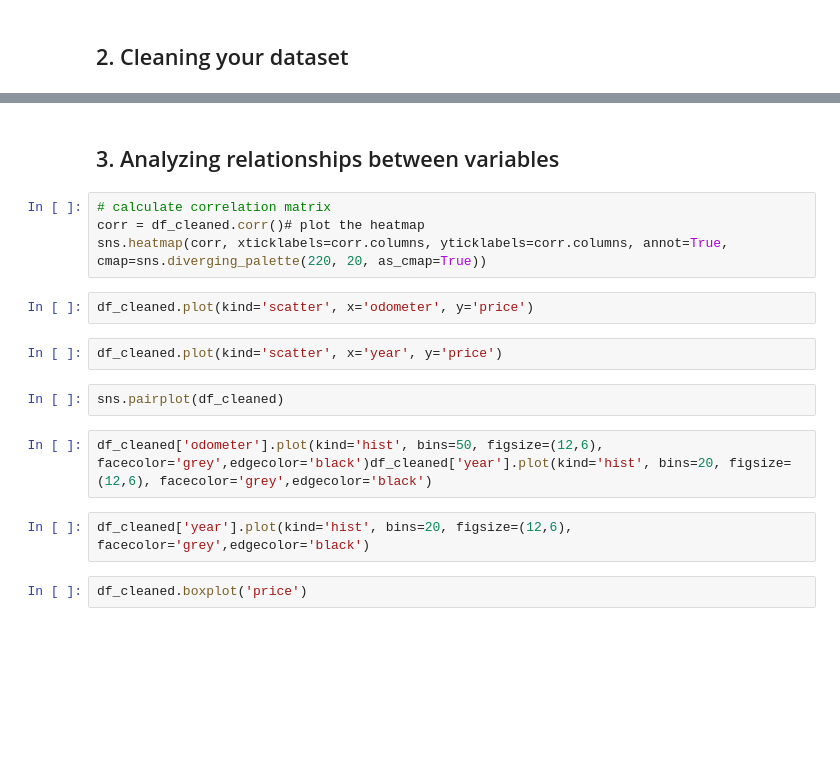
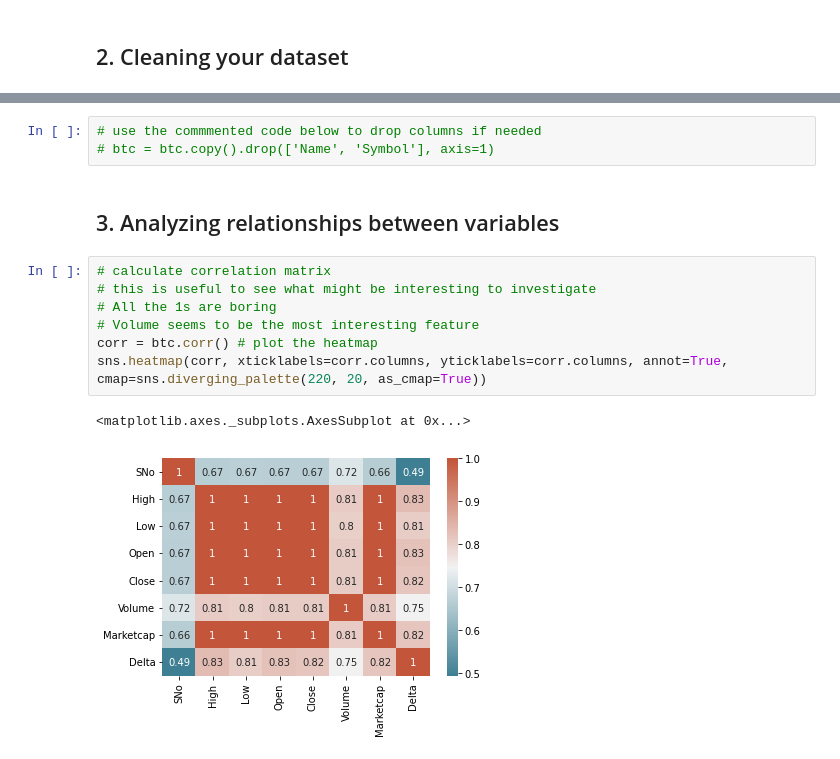
Before and after one commit to jordantcarlisle/eda-example, a Jupyter notebook: Example_of_Exploratory_Data_Analysis.ipynb, the cells around one changed output, grey strips where cells are left out. Saved outputs shown, nothing was run; the diff lists cells and outputs as text; blank space fills up the shorter version.

```diff
--- a/Example_of_Exploratory_Data_Analysis.ipynb
+++ b/Example_of_Exploratory_Data_Analysis.ipynb
@@ -59,18 +132,15 @@ d. Removing Rows with Null Values
+# %%
+# use the commmented code below to drop columns if needed
+# btc = btc.copy().drop(['Name', 'Symbol'], axis=1)
 # %% [markdown]
 ## 3. Analyzing relationships between variables
 # %%
 # calculate correlation matrix
-corr = df_cleaned.corr()# plot the heatmap
+# this is useful to see what might be interesting to investigate
+# All the 1s are boring
+# Volume seems to be the most interesting feature
+corr = btc.corr() # plot the heatmap
 sns.heatmap(corr, xticklabels=corr.columns, yticklabels=corr.columns, annot=True, cmap=sns.diverging_palette(220, 20, as_cmap=True))
+# %% [output]
+<matplotlib.axes._subplots.AxesSubplot at 0x...>
+[figure, added]
-# %%
-df_cleaned.plot(kind='scatter', x='odometer', y='price')
-# %%
-df_cleaned.plot(kind='scatter', x='year', y='price')
-# %%
-sns.pairplot(df_cleaned)
-# %%
-df_cleaned['odometer'].plot(kind='hist', bins=50, figsize=(12,6), facecolor='grey',edgecolor='black')df_cleaned['year'].plot(kind='hist', bins=20, figsize=(12,6), facecolor='grey',edgecolor='black')
-# %%
-df_cleaned['year'].plot(kind='hist', bins=20, figsize=(12,6), facecolor='grey',edgecolor='black')
-# %%
-df_cleaned.boxplot('price')
```
Also changed, not shown: parts of 25 cells of this notebook.
